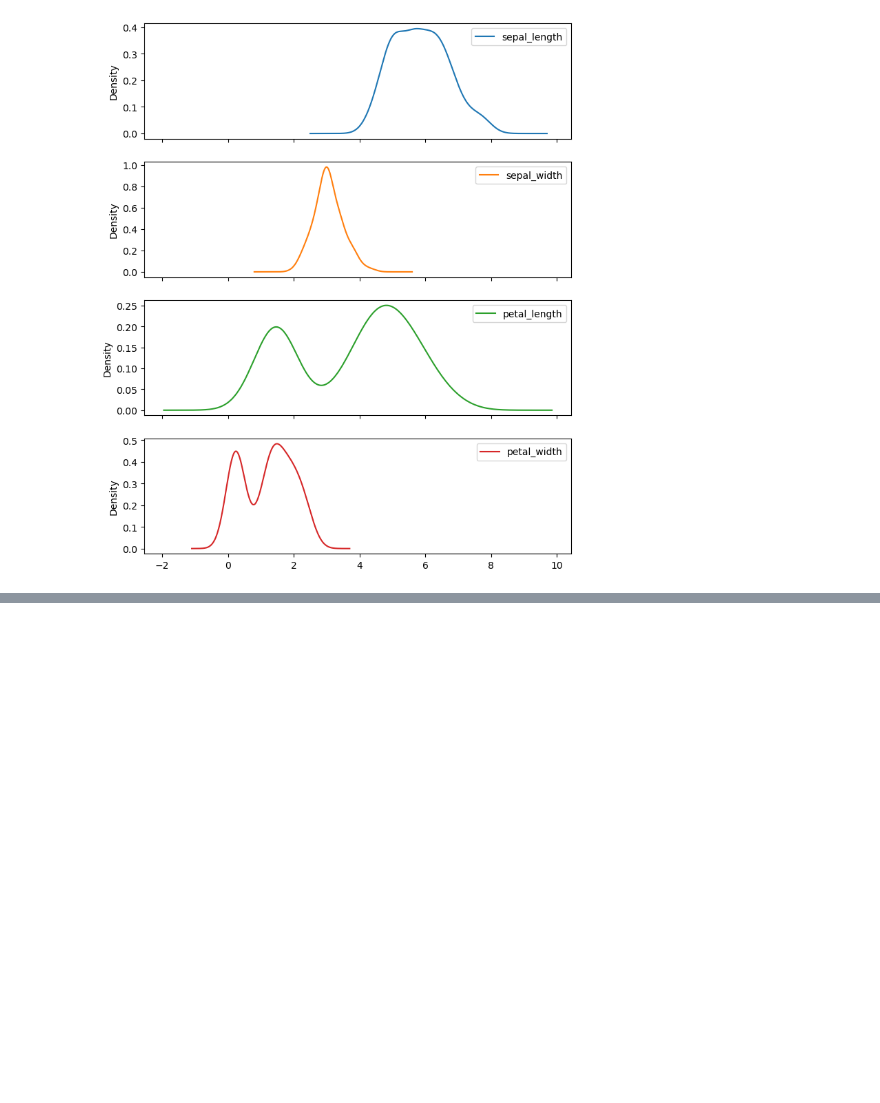
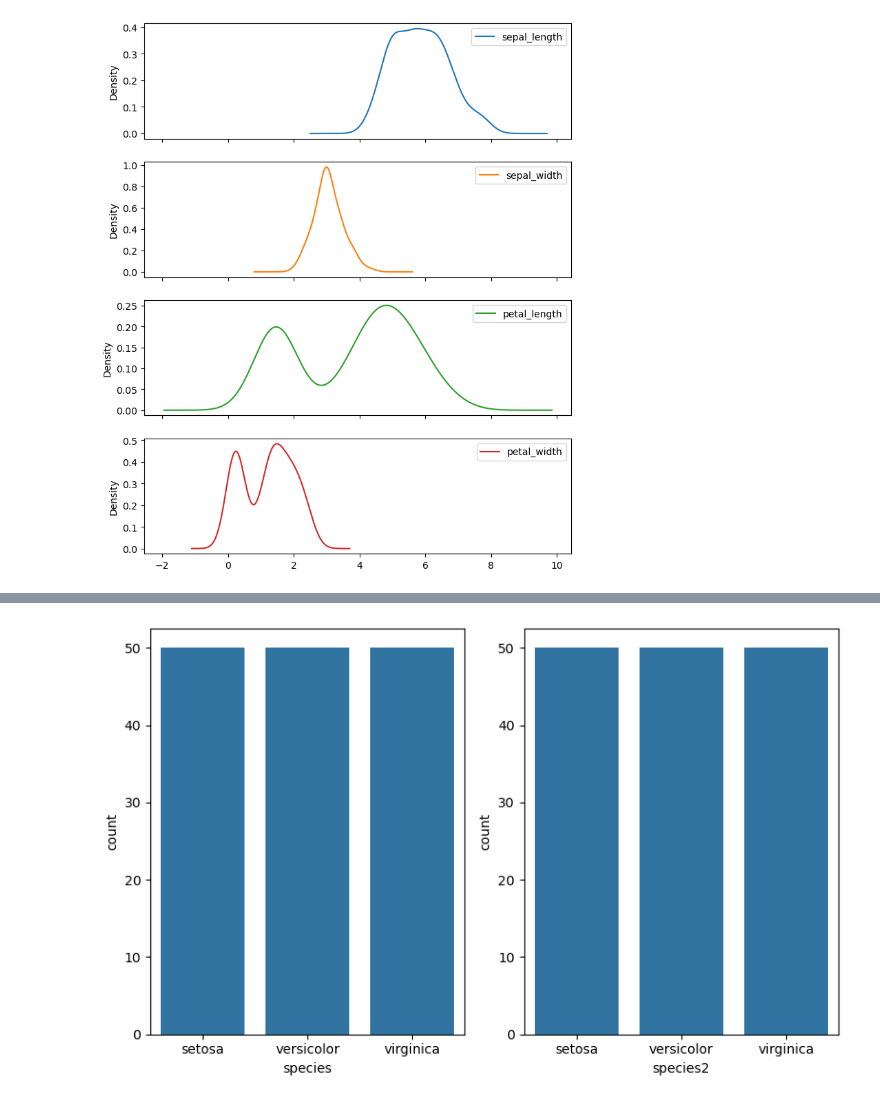
Before and after one commit to ivankching/workflow-utils, a Jupyter notebook: test_notebook.ipynb, the cells around one changed output, grey strips where cells are left out. Drawn from its saved outputs; the diff is of its cells as text; code cells hidden in the pictures; blank space fills up the shorter version.

```diff
--- a/test_notebook.ipynb
+++ b/test_notebook.ipynb
@@ -16,0 +37,4 @@ _ = visualization.kdes(data,  size=(8,10))
+# %%
+one_row_plot = one_col_plot = visualization.countplots(data2, size=(8,5))
+# %% [output]
+[figure, added]
```
Also changed, not shown: parts of 13 cells of this notebook, 1 other file.
